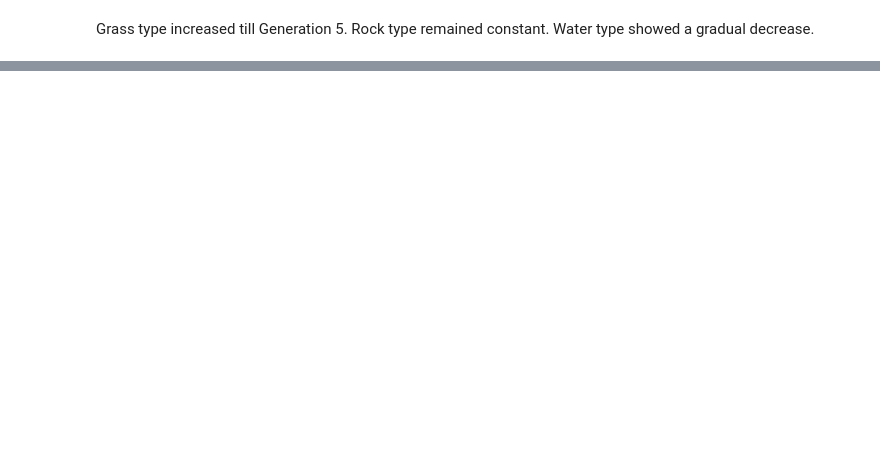
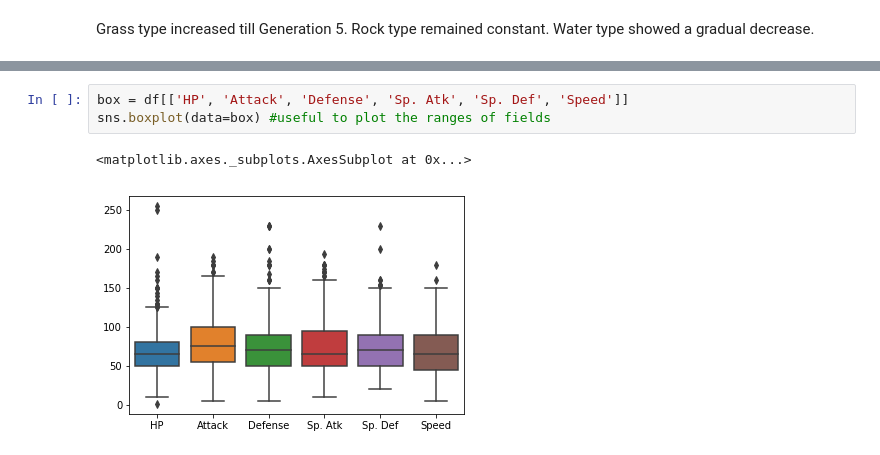
Before and after one commit to TheRochVoices/experiments-with-data, a Jupyter notebook: PokemonDataset/Analysis.ipynb, the cells around one changed output, grey strips where cells are left out. Cells and saved outputs as stored; diff of their text form; blank space fills up the shorter version.

```diff
--- a/PokemonDataset/Analysis.ipynb
+++ b/PokemonDataset/Analysis.ipynb
@@ -77,0 +88,6 @@ Grass type increased till Generation 5. Rock type remained constant. Water type
+# %%
+box = df[['HP', 'Attack', 'Defense', 'Sp. Atk', 'Sp. Def', 'Speed']]
+sns.boxplot(data=box) #useful to plot the ranges of fields
+# %% [output]
+<matplotlib.axes._subplots.AxesSubplot at 0x...>
+[figure, added]
```
Also changed, not shown: parts of 7 cells of this notebook.
